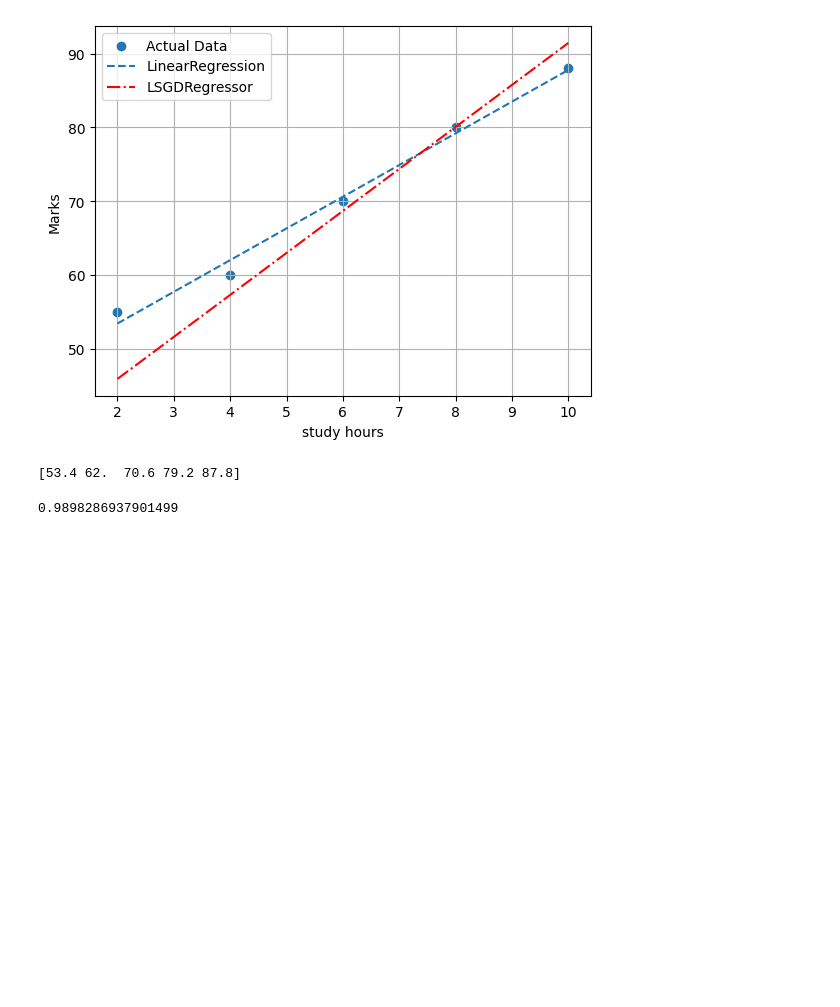
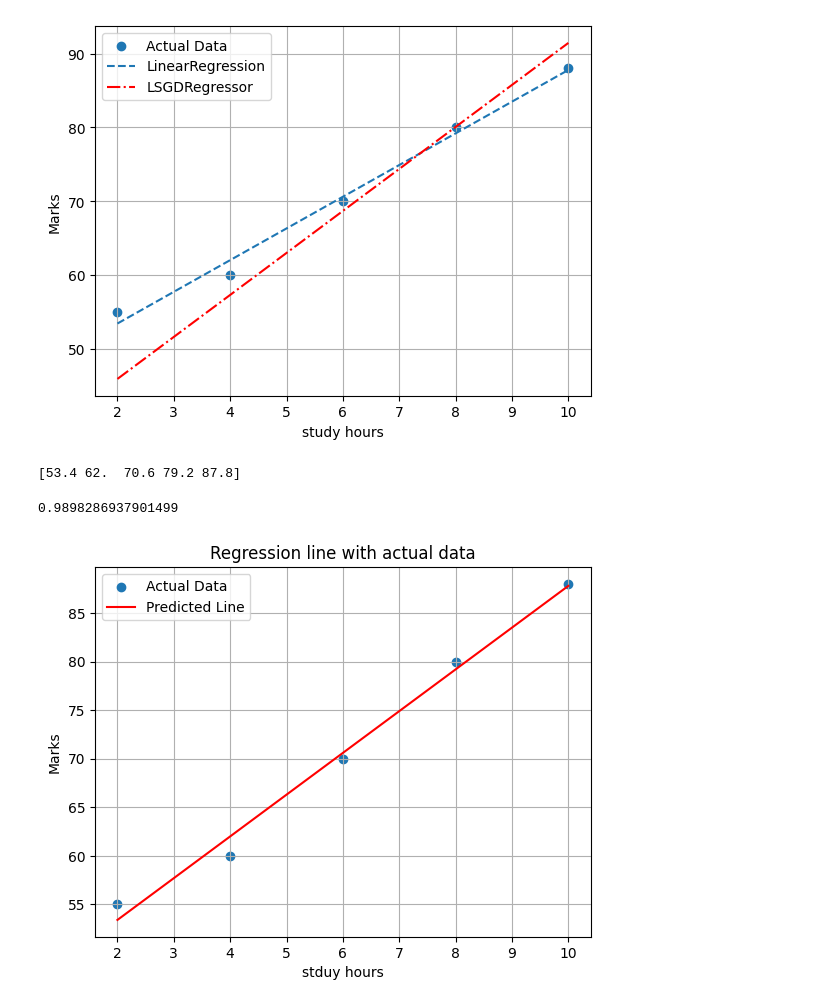
Before and after one commit to MdRasel-Hossain/Data-Structure-and-Algorithm, a Jupyter notebook: ML_09_10_11.ipynb, the cells around one changed output. Drawn from its saved outputs; the diff is of its cells as text; code cells hidden in the pictures; blank space fills up the shorter version.

```diff
--- a/ML_09_10_11.ipynb
+++ b/ML_09_10_11.ipynb
@@ -142,3 +142,15 @@ r2 = r2_score(marks, pred)
 print(r2)
 # %% [output]
 0.9898286937901499
+# %%
+plt.scatter(hours, marks, label = 'Actual Data')
+plt.plot(hours, pred, color = 'r', label = 'Predicted Line')
+
+plt.xlabel('stduy hours')
+plt.ylabel('Marks')
+plt.title('Regression line with actual data')
+plt.legend()
+plt.grid(True)
+plt.show()
+# %% [output]
+[figure, added]
```
